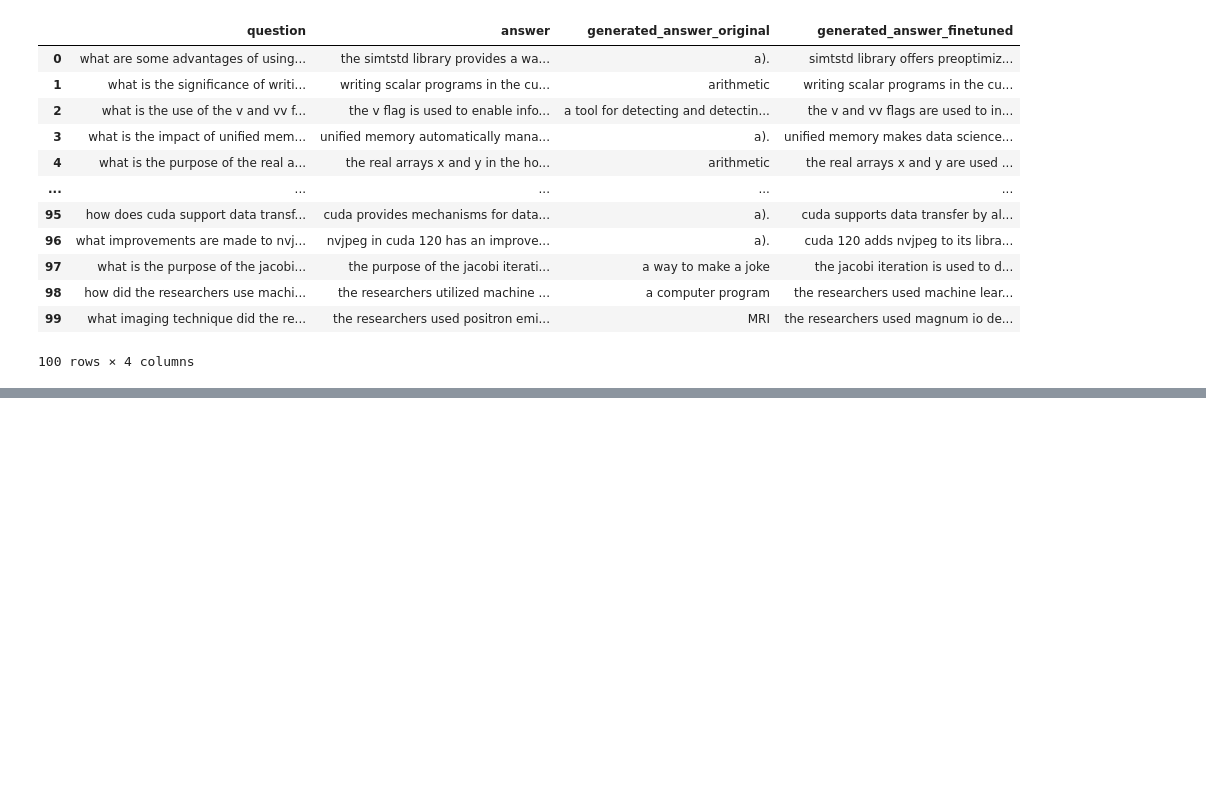
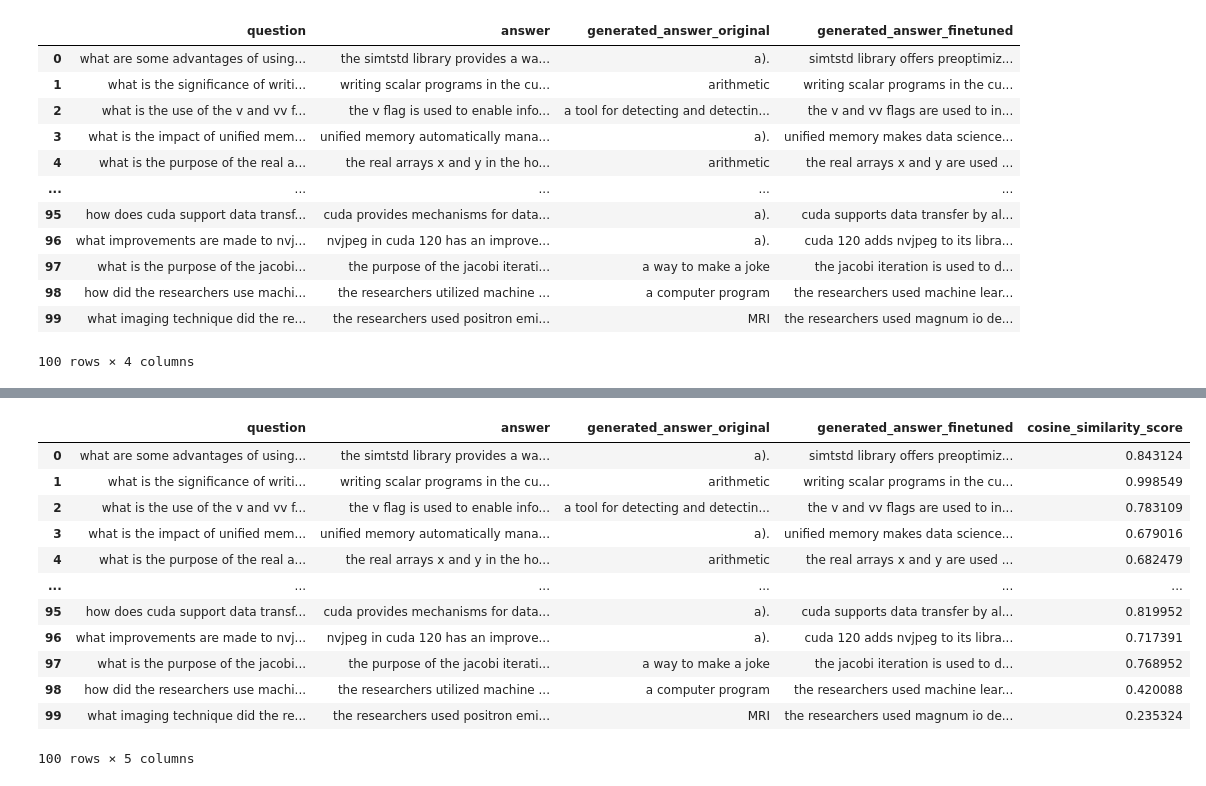
Before and after one commit to 0xhzx/Chatchat_AIMeng, a Jupyter notebook: src/notebooks/4-inference.ipynb, the cells around one changed output, grey strips where cells are left out. Saved outputs shown, nothing was run; the diff lists cells and outputs as text; code cells hidden in the pictures; blank space fills up the shorter version.

```diff
--- a/src/notebooks/4-inference.ipynb
+++ b/src/notebooks/4-inference.ipynb
@@ -106,0 +109,11 @@ res_df
+# %%
+sentence_model = SentenceTransformer("all-MiniLM-L6-v2")
+# %%
+embedded_correct_ans = sentence_model.encode(res_df['answer'].tolist())
+embedded_generated_ans = sentence_model.encode(res_df['generated_answer_finetuned'].tolist())
+# %%
+def cosine_similarity(a, b):
+    return np.dot(a, b) / (np.linalg.norm(a) * np.linalg.norm(b))
+# %%
+
+res_df['cosine_similarity_score'] = [cosine_similarity(embedded_correct_ans[i], embedded_generated_ans[i]) for i in range(len(res_df))]
@@ -106,0 +126,16 @@ res_df
+# %%
+res_df
+# %% [output]
+|  | question | answer | generated_answer_original | generated_answer_finetuned | cosine_similarity_score |
+| 0 | what are some advantages of using... | the simtstd library provides a wa... | a). | simtstd library offers preoptimiz... | 0.843124 |
+| 1 | what is the significance of writi... | writing scalar programs in the cu... | arithmetic | writing scalar programs in the cu... | 0.998549 |
+| 2 | what is the use of the v and vv f... | the v flag is used to enable info... | a tool for detecting and detectin... | the v and vv flags are used to in... | 0.783109 |
+| 3 | what is the impact of unified mem... | unified memory automatically mana... | a). | unified memory makes data science... | 0.679016 |
+| 4 | what is the purpose of the real a... | the real arrays x and y in the ho... | arithmetic | the real arrays x and y are used ... | 0.682479 |
+| ... | ... | ... | ... | ... | ... |
+| 95 | how does cuda support data transf... | cuda provides mechanisms for data... | a). | cuda supports data transfer by al... | 0.819952 |
+| 96 | what improvements are made to nvj... | nvjpeg in cuda 120 has an improve... | a). | cuda 120 adds nvjpeg to its libra... | 0.717391 |
+| 97 | what is the purpose of the jacobi... | the purpose of the jacobi iterati... | a way to make a joke | the jacobi iteration is used to d... | 0.768952 |
+| 98 | how did the researchers use machi... | the researchers utilized machine ... | a computer program | the researchers used machine lear... | 0.420088 |
+| 99 | what imaging technique did the re... | the researchers used positron emi... | MRI | the researchers used magnum io de... | 0.235324 |
+100 rows × 5 columns
```
Also changed, not shown: parts of 2 cells of this notebook, 2 other files.
